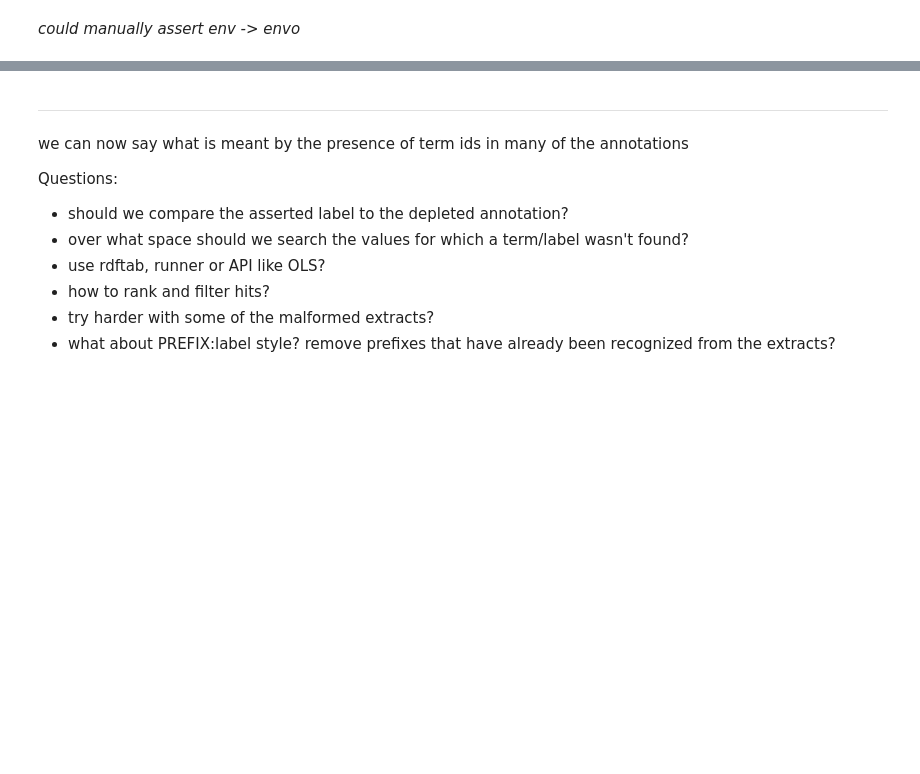
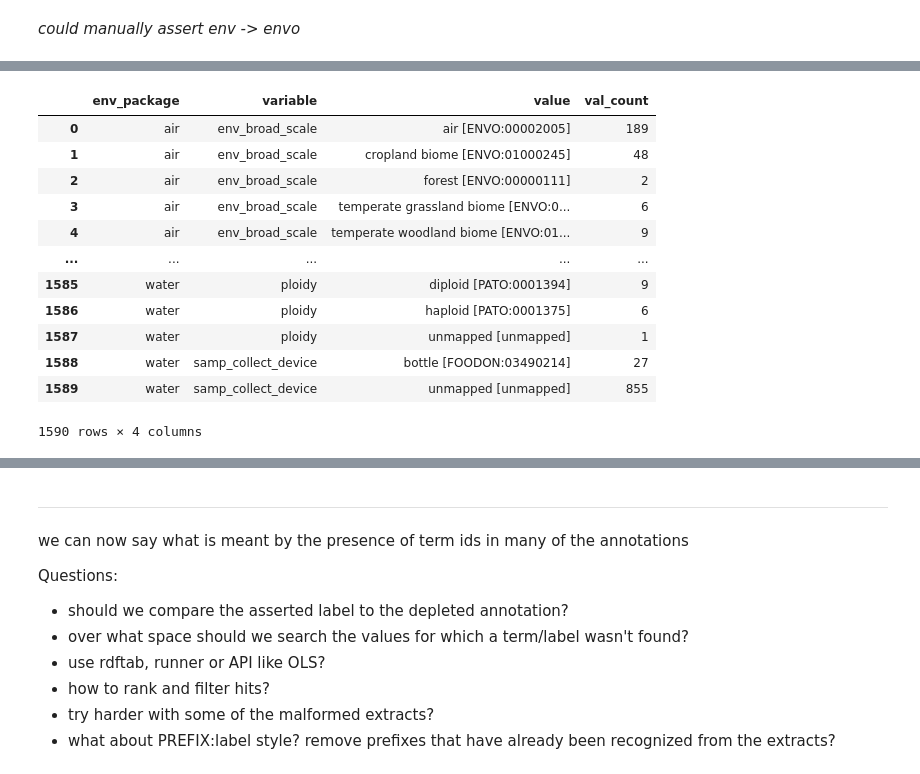
Before and after one commit to turbomam/scoped-mapping, a Jupyter notebook: notebooks/onto_slots_by_env_pack.ipynb, the cells around one changed output, grey strips where cells are left out. Drawn from its saved outputs; the diff is of its cells as text; code cells hidden in the pictures; blank space fills up the shorter version.

```diff
--- a/notebooks/onto_slots_by_env_pack.ipynb
+++ b/notebooks/onto_slots_by_env_pack.ipynb
@@ -622,0 +654,23 @@ CO_340            1
+# %%
+is_counts = (
+    is_melt[["env_package", "variable", "value", "placeholder"]]
+    .groupby(["env_package", "variable", "value"])
+    .agg(["count"])
+)
+
+is_counts.reset_index(inplace=True)
+is_counts.columns = ["env_package", "variable", "value", "val_count"]
+# %% [output]
+|  | env_package | variable | value | val_count |
+| 0 | air | env_broad_scale | air [ENVO:00002005] | 189 |
+| 1 | air | env_broad_scale | cropland biome [ENVO:01000245] | 48 |
+| 2 | air | env_broad_scale | forest [ENVO:00000111] | 2 |
+| 3 | air | env_broad_scale | temperate grassland biome [ENVO:0... | 6 |
+| 4 | air | env_broad_scale | temperate woodland biome [ENVO:01... | 9 |
+| ... | ... | ... | ... | ... |
+| 1585 | water | ploidy | diploid [PATO:0001394] | 9 |
+| 1586 | water | ploidy | haploid [PATO:0001375] | 6 |
+| 1587 | water | ploidy | unmapped [unmapped] | 1 |
+| 1588 | water | samp_collect_device | bottle [FOODON:03490214] | 27 |
+| 1589 | water | samp_collect_device | unmapped [unmapped] | 855 |
+1590 rows × 4 columns
```
Also changed, not shown: parts of 74 cells of this notebook, 1 other file.
